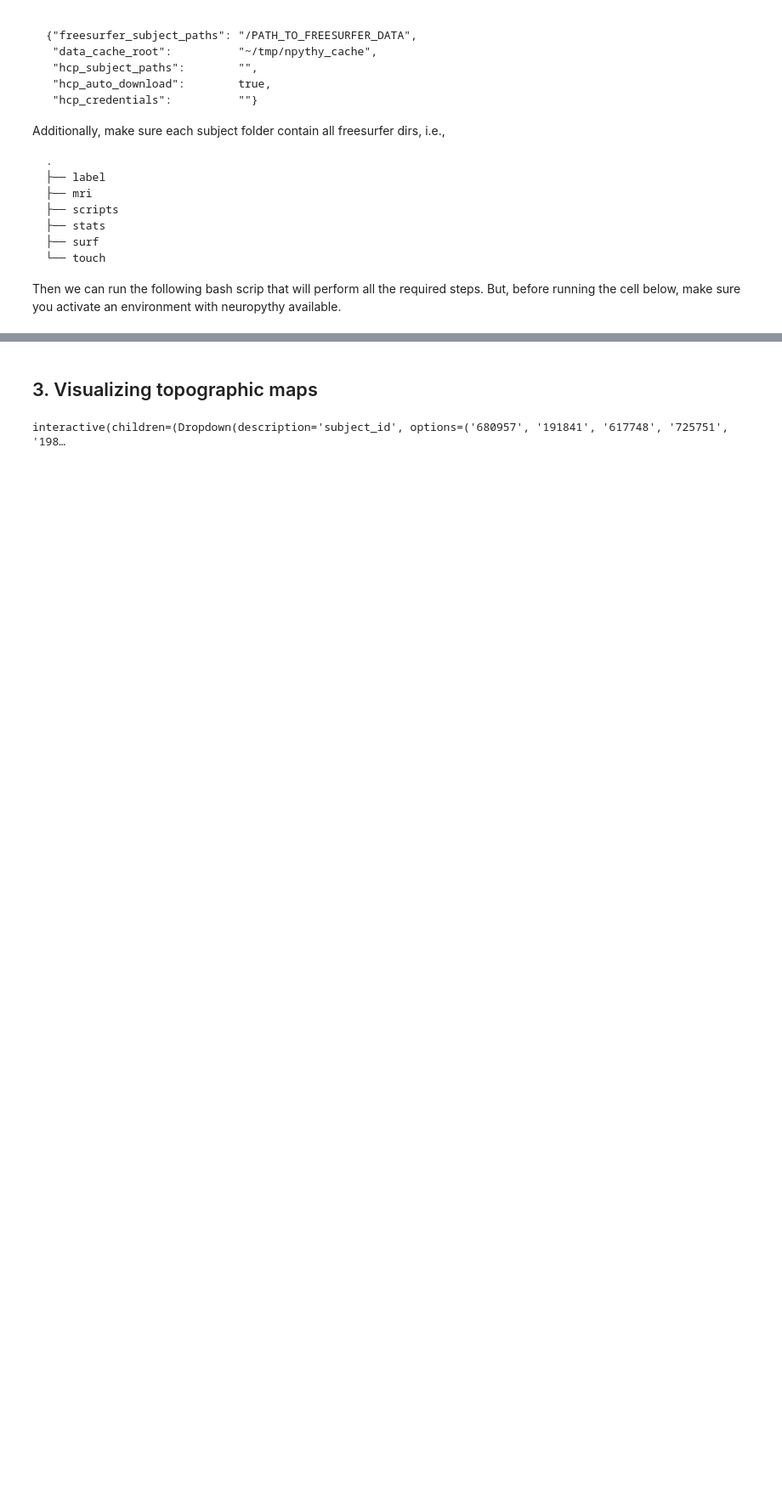
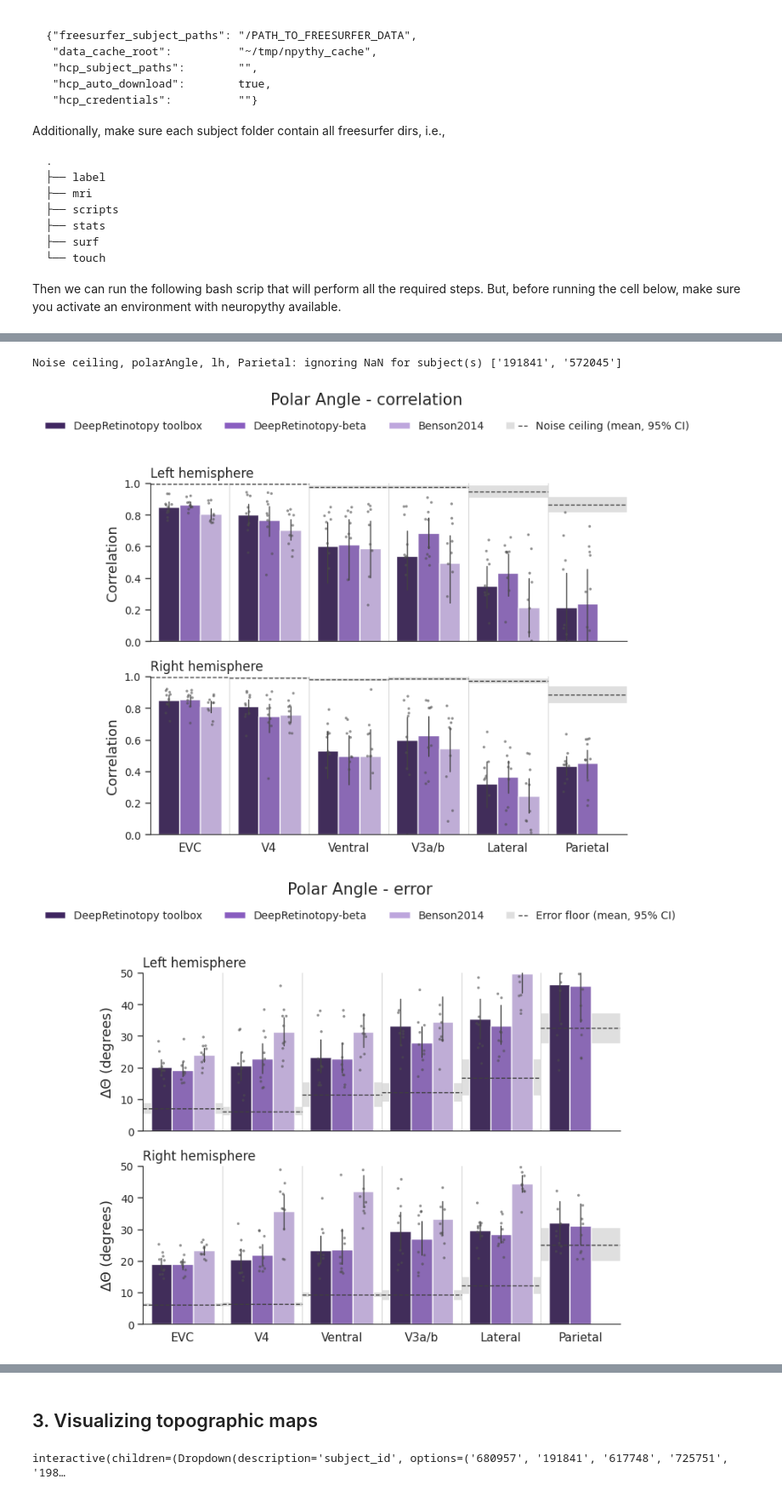
Before and after one commit to felenitaribeiro/deepRetinotopy_validation, a Jupyter notebook: notebooks/1_benchmarking.ipynb, the cells around one changed output, grey strips where cells are left out. Shown at 85% size. Drawn from its saved outputs; the diff is of its cells as text; code cells hidden in the pictures; blank space fills up the shorter version.

Commit message:
update notebook 1 with the new composite figure for the elife's revisions

```diff
--- a/notebooks/1_benchmarking.ipynb
+++ b/notebooks/1_benchmarking.ipynb
@@ -457,0 +533,22 @@ Region of interest: V1
+# %%
+path_to_freesurfer = '/LOCAL/ribeiro/deepRetinotopy_validation/datasets/hcp_training/freesurfer/'
+output_dir = '../output_revision/benchmarking_multiROI/'
+
+# Regions of interest and their order on the x-axis. Grouped regions are defined in
+# ROI_PARCELS (V4 = hV4; Ventral = VO1 + VO2; V3ab = V3a + V3b;
+# Lateral = LO1 + LO2 + TO1 + TO2; Parietal = IPS0-5 + SPL1).
+regions_of_interest = ['earlyVisualCortex', 'V4', 'Ventral', 'V3ab', 'Lateral', 'Parietal']
+# Regions shown one figure at a time, as in the manuscript (Figure 2)
+early_visual_areas = ['earlyVisualCortex', 'V1', 'V2', 'V3']
+
+df_all = benchmark_across_rois(path_to_freesurfer,
+                               retinotopic_maps = ['polarAngle', 'eccentricity', 'pRFsize'],
+                               metrics = ['correlation', 'error'],
+                               hemispheres = ['lh', 'rh'],
+                               regions_of_interest = list(dict.fromkeys(regions_of_interest + early_visual_areas)),
+                               save_path = output_dir,
+                               threshold = 10,
+                               list_of_models = ['deepRetinotopy25_visualCoord', 'deepRetinotopy21', 'benson14', 'noise_ceiling'],
+                               model_index = None)
+df_all.to_csv(f"{output_dir}/Benchmarking_allROIs.csv", index = False)
+df_all.groupby(['Map', 'Metric', 'Hemisphere', 'ROI', 'Model'])['Estimated value'].mean().unstack('ROI')
@@ -457,0 +574,13 @@ Region of interest: V1
+# %%
+# One figure per retinotopic map and metric (rows: hemispheres, x-axis: regions of interest)
+for retinotopic_map in ['polarAngle', 'eccentricity', 'pRFsize']:
+    for metric in ['correlation', 'error']:
+        plot_benchmark_across_rois(df_all, retinotopic_map, metric,
+                                   hemispheres = ('lh', 'rh'),
+                                   regions_of_interest = regions_of_interest,
+                                   save_path = output_dir)
+        plt.show()
+# %% [output]
+Noise ceiling, polarAngle, lh, Parietal: ignoring NaN for subject(s) ['191841', '572045']
+[figure, added]
+[figure, added]
```
Also changed, not shown: parts of 13 cells of this notebook.
